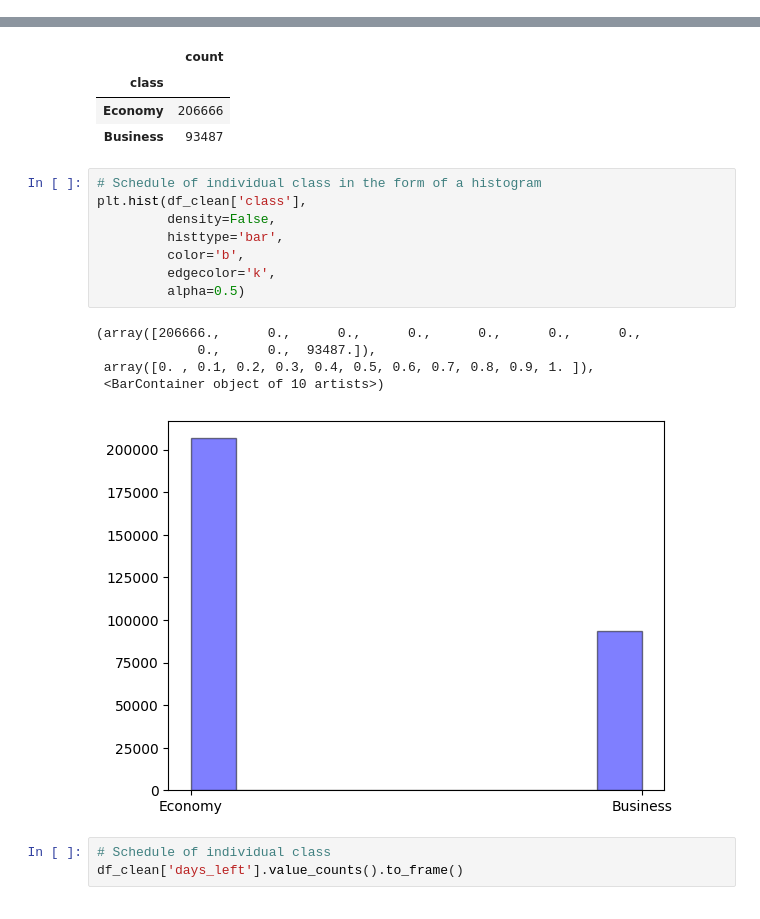
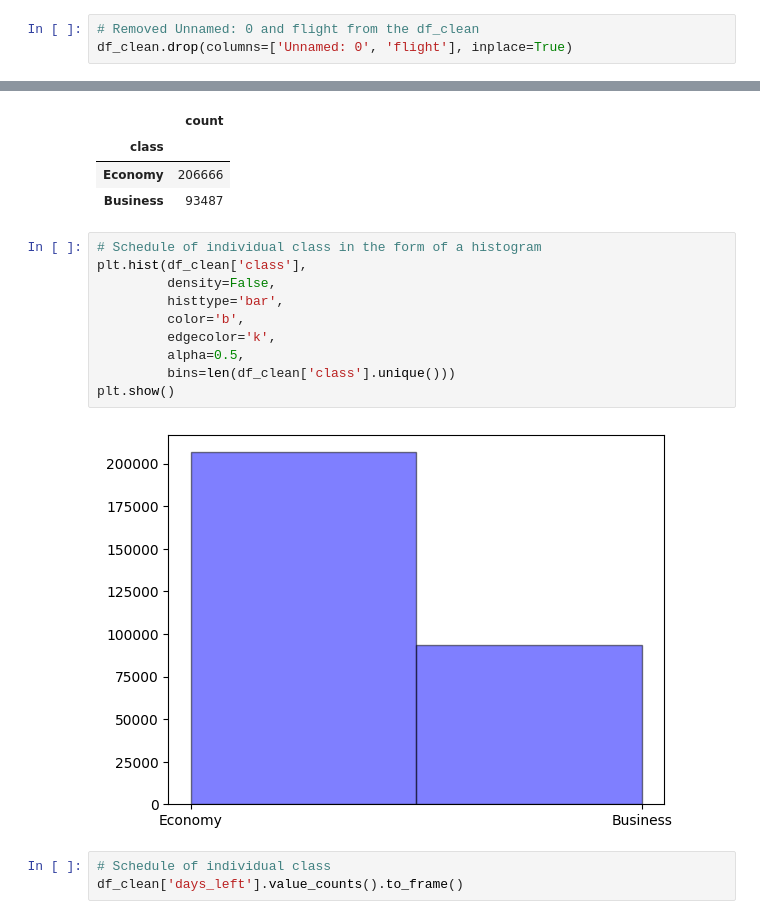
Before and after one commit to Pyame/Flight-Price-Prediction, a Jupyter notebook: main.ipynb, the cells around one changed output, grey strips where cells are left out. Saved outputs shown, nothing was run; the diff lists cells and outputs as text.

Commit message:
cleaning and fixing

```diff
--- a/main.ipynb
+++ b/main.ipynb
@@ -76,3 +76,6 @@ df_economy
 df_clean.empty
 # %% [output]
 False
+# %%
+# Removed Unnamed: 0 and flight from the df_clean
+df_clean.drop(columns=['Unnamed: 0', 'flight'], inplace=True)
@@ -279,17 +290,15 @@ df_clean['class'].value_counts().to_frame()
 # %%
 # Schedule of individual class in the form of a histogram
 plt.hist(df_clean['class'],
          density=False,
          histtype='bar',
          color='b',
          edgecolor='k',
-         alpha=0.5)
+         alpha=0.5,
+         bins=len(df_clean['class'].unique()))
+plt.show()
 # %% [output]
-(array([206666.,      0.,      0.,      0.,      0.,      0.,      0.,
-             0.,      0.,  93487.]),
- array([0. , 0.1, 0.2, 0.3, 0.4, 0.5, 0.6, 0.7, 0.8, 0.9, 1. ]),
- <BarContainer object of 10 artists>)
-[figure, old version]
+[figure, new version]
 # %%
 # Schedule of individual class
 df_clean['days_left'].value_counts().to_frame()
```
Also changed, not shown: parts of 37 cells of this notebook.
